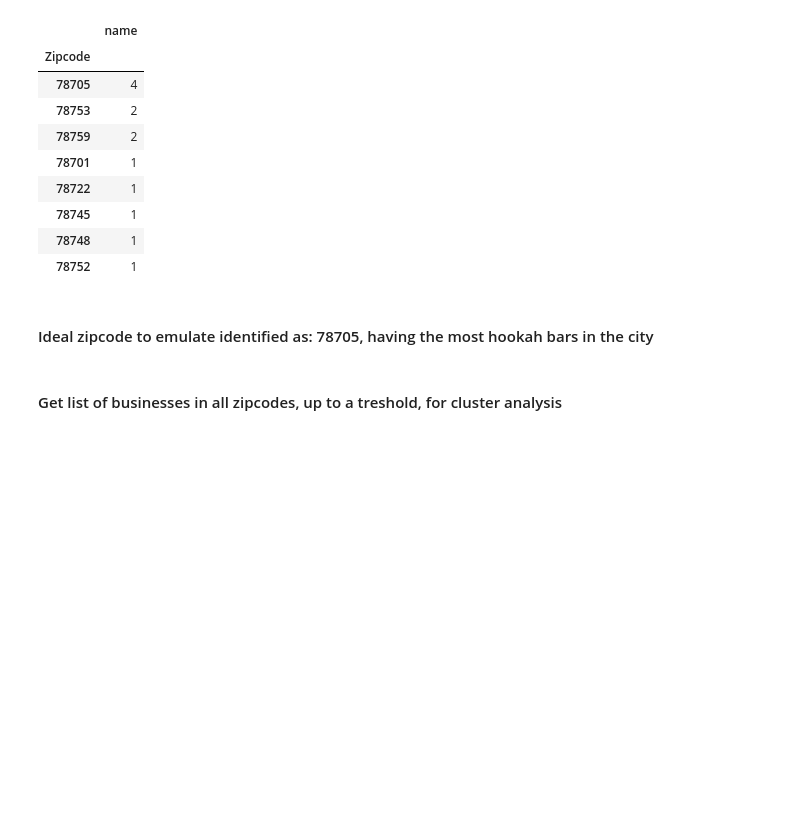
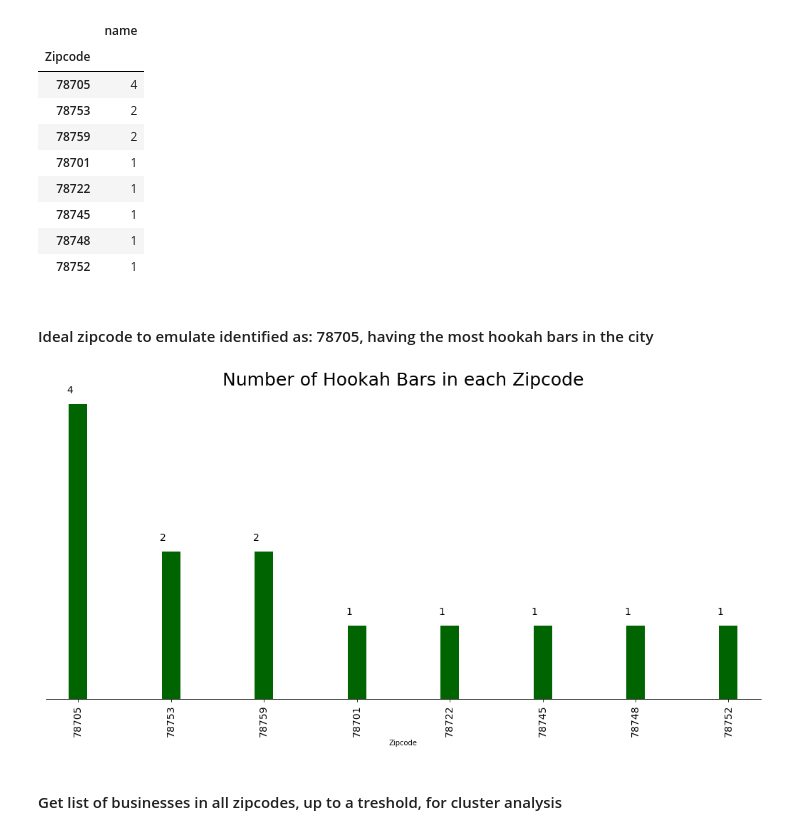
Before and after one commit to waltdrexler/Coursera_Capstone, a Jupyter notebook: Completed - Coursera Data Science Capstone - Austin.ipynb, the cells around one changed output. Cells and saved outputs as stored; diff of their text form; code cells hidden in the pictures; blank space fills up the shorter version.

```diff
--- a/Completed - Coursera Data Science Capstone - Austin.ipynb
+++ b/Completed - Coursera Data Science Capstone - Austin.ipynb
@@ -212,34 +218,30 @@ Use 'series.values.argmax' to get the position of the maximum now.
 # %% [markdown]
 #### Ideal zipcode to emulate identified as:       78705, having the most hookah bars in the city
 # %%
-{
-    "tags": [
-        "hide_input",
-    ]
-}
-
 ax=df_rankedby_bars.plot(kind='bar', figsize=(18,8), width=0.2, fontsize=14, color='#006400')
 
 ax.set_title('Number of Hookah Bars in each Zipcode', fontsize=25)
 ax.set_yticks([])
 ax.legend().remove()
 ax.spines['right'].set_visible(False)
 ax.spines['top'].set_visible(False)
 ax.spines['left'].set_visible(False)
 ax.spines['bottom'].set_visible(True)
 
 totals = []
 
 # find the values and append to list
 for i in ax.patches:
     totals.append(i.get_height())
 
 
 # set individual bar lables using above list
 for i in ax.patches:
     # get_x pulls left or right;
     ax.text(i.get_x()-.02, i.get_height()+.15, \
             str(round((i.get_height()), 2)), fontsize=14)
+# %% [output]
+[figure, added]
 # %% [markdown]
 #### Get list of businesses in all zipcodes, up to a treshold, for cluster analysis
 # %%
```
Also changed, not shown: parts of 21 cells of this notebook.
